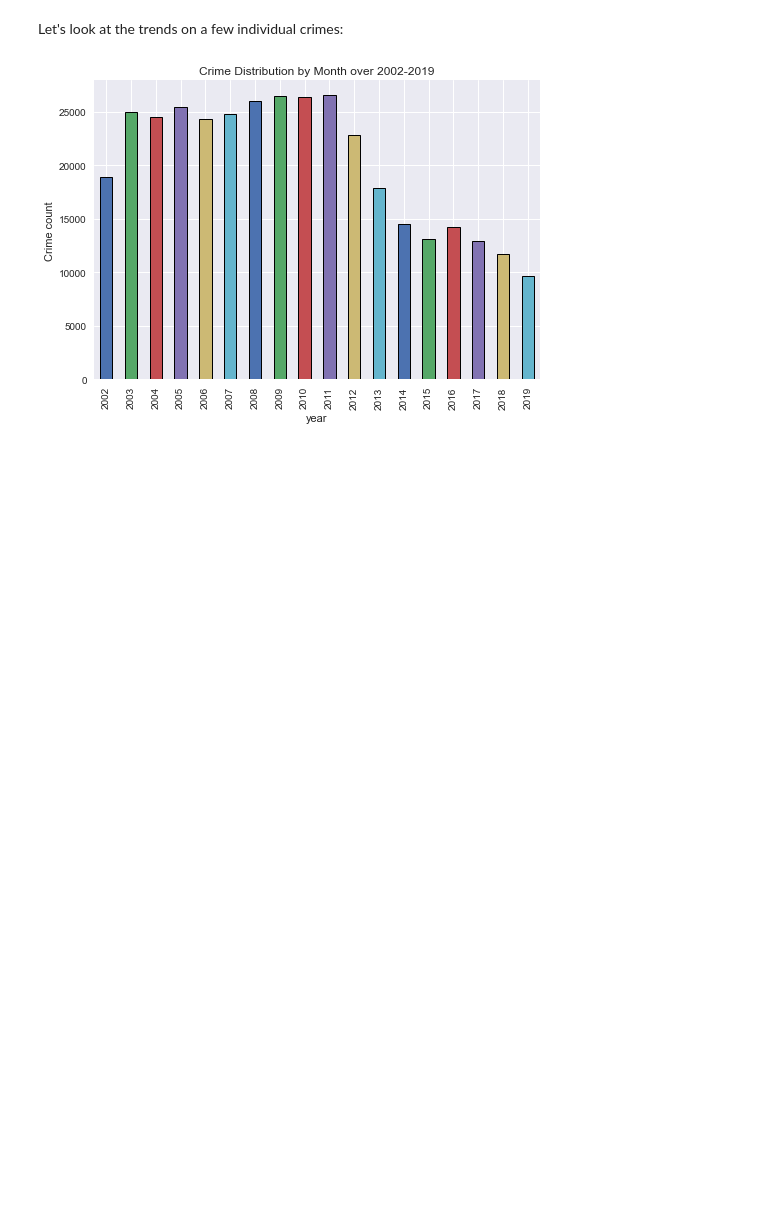
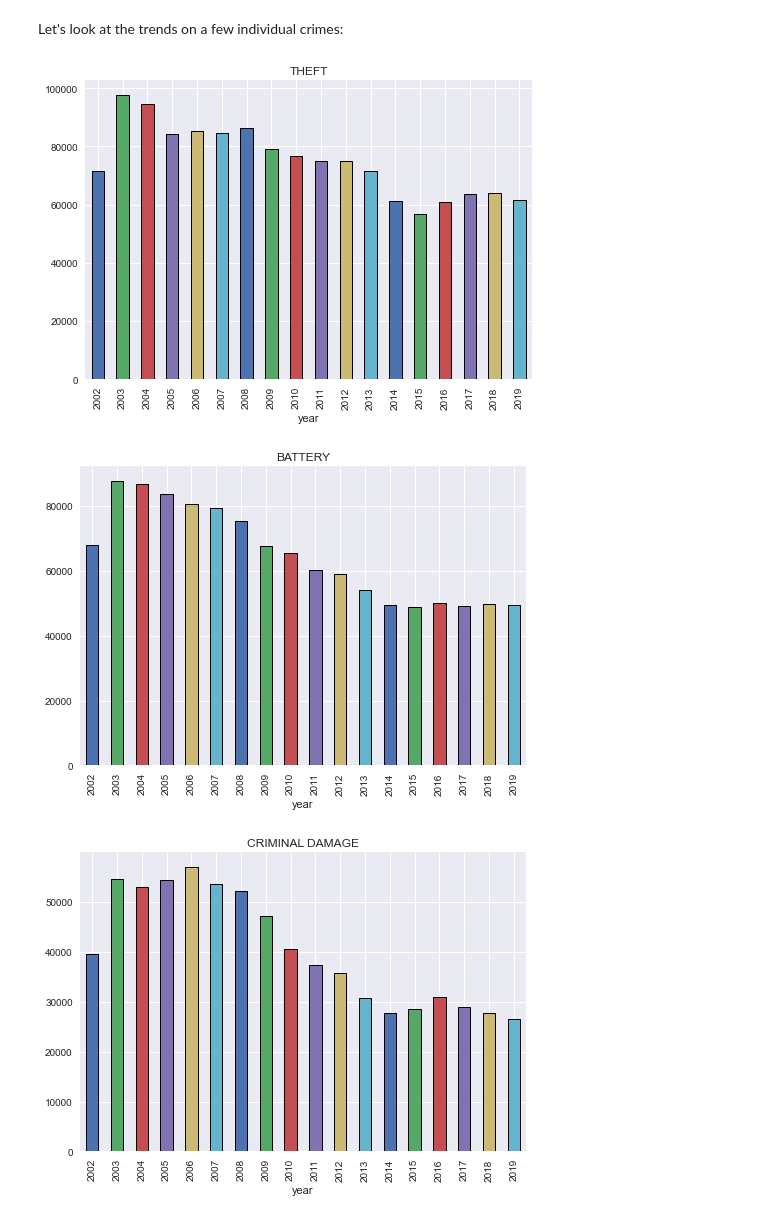
Before and after one commit to tjdolan121/4502Proj, a Jupyter notebook: forge/code/DataMiningQuestions.ipynb, the cells around one changed output. Cells and saved outputs as stored; diff of their text form; code cells hidden in the pictures; blank space fills up the shorter version.

```diff
--- a/forge/code/DataMiningQuestions.ipynb
+++ b/forge/code/DataMiningQuestions.ipynb
@@ -101,19 +101,15 @@ histoy.set_ylabel('Crime count');
 One way to gain insight into this question is to see if crime uniformly plateaued (all individual types of crime followed the same pattern as total crime) or if we had a specific spike in one type of crime and reduction in another.
 # %% [markdown]
 Let's look at the trends on a few individual crimes:
-# %%
-type_of_crime = 'BURGLARY'
-
-histoy = q1_df[q1_df.primary_type == type_of_crime].groupby('year').size().plot.bar(edgecolor='black', linewidth=1, color=sns.color_palette())
-histoy.set_title('Crime Distribution by Month over 2002-2019')
-histoy.set_ylabel('Crime count');
-# %% [output]
-[figure, removed]
 # %%
-top_9_crimes = q1_df.groupby('primary_type').size().sort_values(ascending=False)[:10].index.to_list()
-fig, ((ax1, ax2, ax3),(ax4, ax5, ax6), (ax7, ax8, ax9)) = plt.subplots(3, 3, figsize=(20, 10))
+n = 3
+top_n_crimes = q1_df.groupby('primary_type').size().sort_values(ascending=False)[:n].index.to_list()
 
-# for idx, crime in enumerate(top_9_crimes):
-#     q1_df[q1_df.primary_type == type_of_crime].groupby('year').size().plot.bar(edgecolor='black', linewidth=1, color=sns.color_palette(), ax=ax1)
 
-# plt.subplots_adjust(wspace=0.50, hspace=0.5)
+for crime in top_n_crimes:
+    q1_df[q1_df.primary_type == crime].groupby('year').size().plot.bar(edgecolor='black', linewidth=1, color=sns.color_palette(), title=crime)
+    plt.show()
+# %% [output]
+[figure, added]
+[figure, added]
+[figure, added]
```
Also changed, not shown: parts of 8 cells of this notebook.
